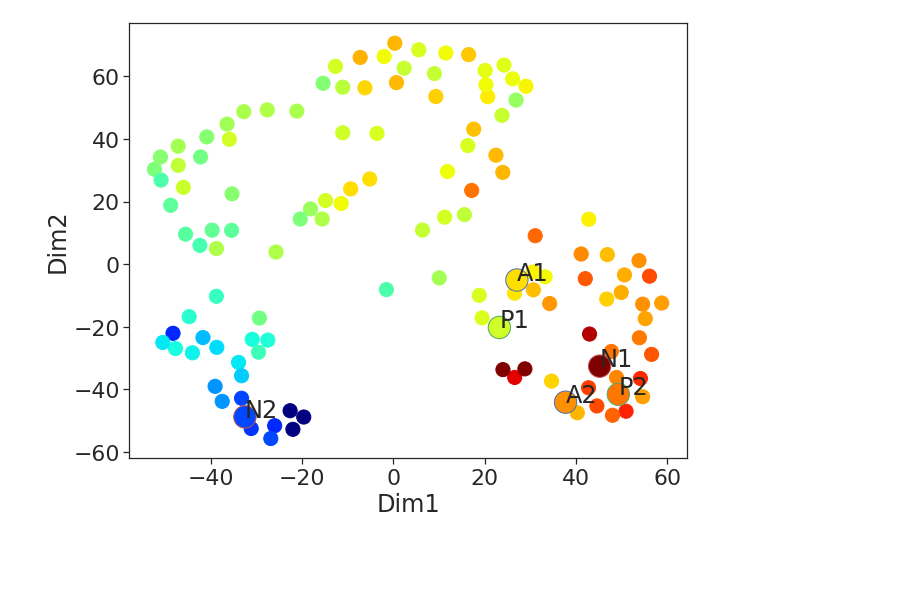
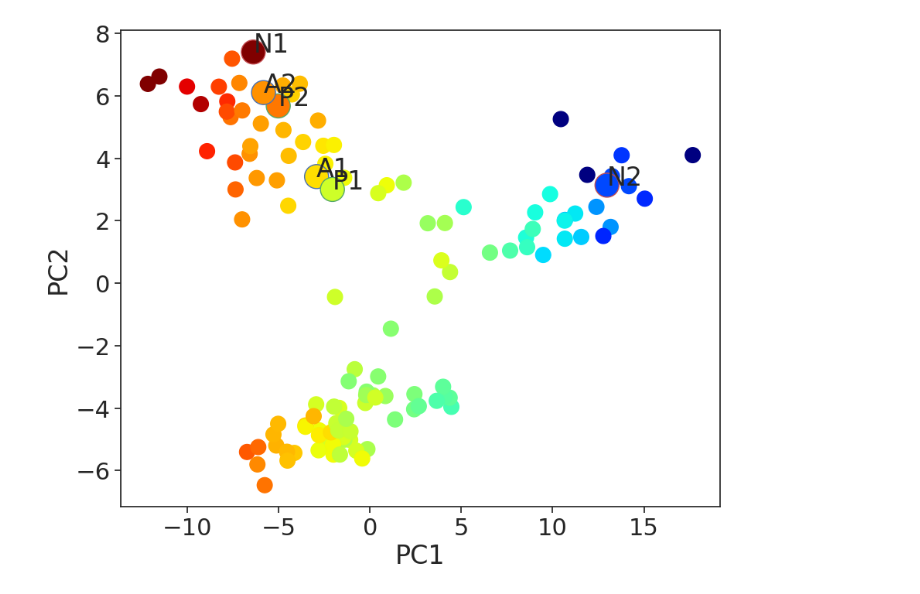
Before and after one commit to shenwanxiang/ACANet, a Jupyter notebook: experiment/01_Parameter_studies/03_embedding_space/03_braf_latent_space_with_aca.ipynb, the cells around one changed output. Cells and saved outputs as stored; diff of their text form; code cells hidden in the pictures; blank space fills up the shorter version.

```diff
--- a/experiment/01_Parameter_studies/03_embedding_space/03_braf_latent_space_with_aca.ipynb
+++ b/experiment/01_Parameter_studies/03_embedding_space/03_braf_latent_space_with_aca.ipynb
@@ -207,8 +196,10 @@ def _predict(smiles_list, transformer, model):
 # %%
+device=torch.device("cpu")
+
 mfile = os.path.join(result_save_dir, model_save_name)
 checkpoint = torch.load(mfile, map_location=torch.device('cpu'))
 model = ACANet_PNA(**checkpoint['model_args']).to(device)
 model.load_state_dict(checkpoint['model_state_dict'])
 transformer = checkpoint['data_transformer']
-dfm = pd.read_csv('./chemical_space.csv', index_col='smiles')
+dfm = pd.read_csv('./results/chemical_space.csv', index_col='smiles')
 smiles_list = dfm.index.to_list()
@@ -215,4 +209,15 @@ smiles_list = dfm.index.to_list()
 # %%
 spread = 30
 metric = 'cosine'
+embeddings, predictions = _predict(smiles_list, transformer, model)
+embeddings = pd.DataFrame(embeddings, index = smiles_list)
+embeddings.to_csv('./results/embeddings_with_aca.csv')
+
+
+#u = UMAP(random_state = 42, spread=spread, metric = metric)
+u = PCA(n_components=2)
+
+
+xy = u.fit_transform(embeddings)
+dfs = pd.DataFrame(xy,columns= ['dim1','dim2'], index=smiles_list)
 # %%
@@ -247,41 +245,36 @@ for i in range(len(dfs2)):
 # %%
-embeddings, predictions = _predict(smiles_list, transformer, model)
-
-u = UMAP(random_state = seed, spread=spread, metric = metric)
-xy = u.fit_transform(embeddings)
-dfs = pd.DataFrame(xy,columns= ['dim1','dim2'], index=smiles_list)
-
-dfm = pd.read_csv('./chemical_space.csv', index_col='smiles')
+dfm = pd.read_csv('./results/chemical_space.csv', index_col='smiles')
 
 a, p, n = "CHEMBL3661243", "CHEMBL3661245", "CHEMBL1357167"
 dfs['chemblid'] = dfs.index.map(dfm['Molecule ChEMBL ID'])
 dfs['pred'] = predictions
 dfs['true'] = dfs.index.map(dfm['pChEMBL'])
 
 dfs['node_color'] = dfs.index.map(dfm['node_color'])
 dfs['edgecolor'] = dfs.index.map(dfm['edgecolor'])
 dfs['node_size'] = dfs.index.map(dfm['node_size'])
 dfs['label'] = dfs.index.map(dfm['label'])
 
 dfs1 = dfs[dfs.label == 'data']
 dfs2 = dfs[dfs.label != 'data']
 
 fig, ax = plt.subplots(figsize=(10,8))
 
 ax.scatter(dfs1.dim1, dfs1.dim2, c = dfs1.node_color,s = dfs1.node_size,)
 ax.scatter(dfs2.dim1, dfs2.dim2, c = dfs2.node_color, s = 500, edgecolors = dfs2.edgecolor)
 for i in range(len(dfs2)):
     ts = dfs2.iloc[i]
     ax.text(ts.dim1, ts.dim2, ts.label)
 
-ax.set_xlabel('Dim1')
-ax.set_ylabel('Dim2')
+ax.set_xlabel('PC1')
+ax.set_ylabel('PC2')
+
 ax.xaxis.set_ticks_position('bottom')
 ax.yaxis.set_ticks_position('left')
 
-fig.savefig('./braf_latent_sapce_with_ACA.pdf', dpi = 300, bbox_inches='tight')
+fig.savefig('./results/braf_latent_sapce_with_ACA.pdf', dpi = 300, bbox_inches='tight')
 # %% [output]
-[figure, old version]
+[figure, new version]
 # %%
 dfs2.sort_values('edgecolor')
 # %% [output]
```
Also changed, not shown: parts of 16 cells of this notebook, 12 other files.
